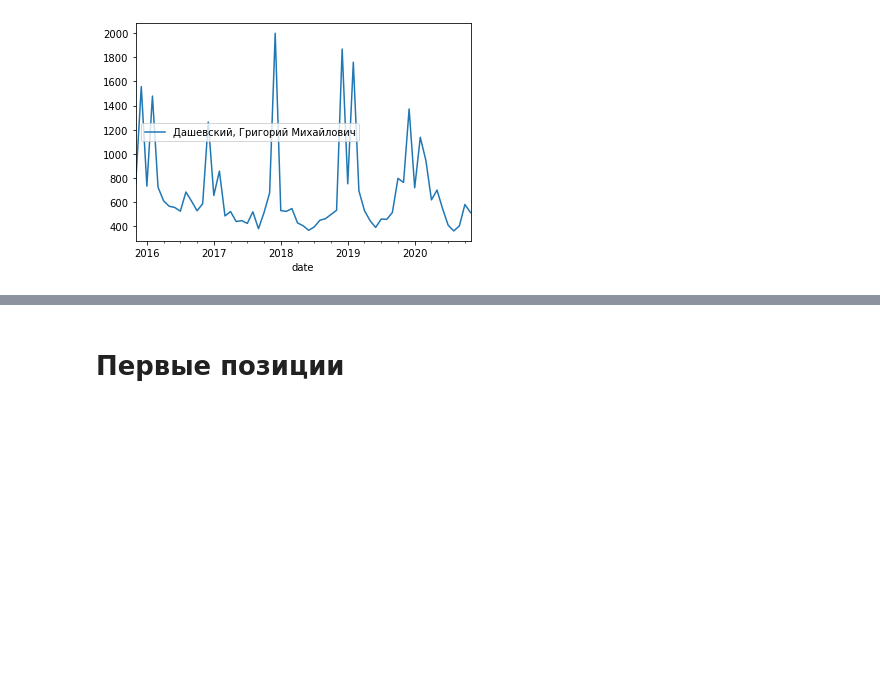
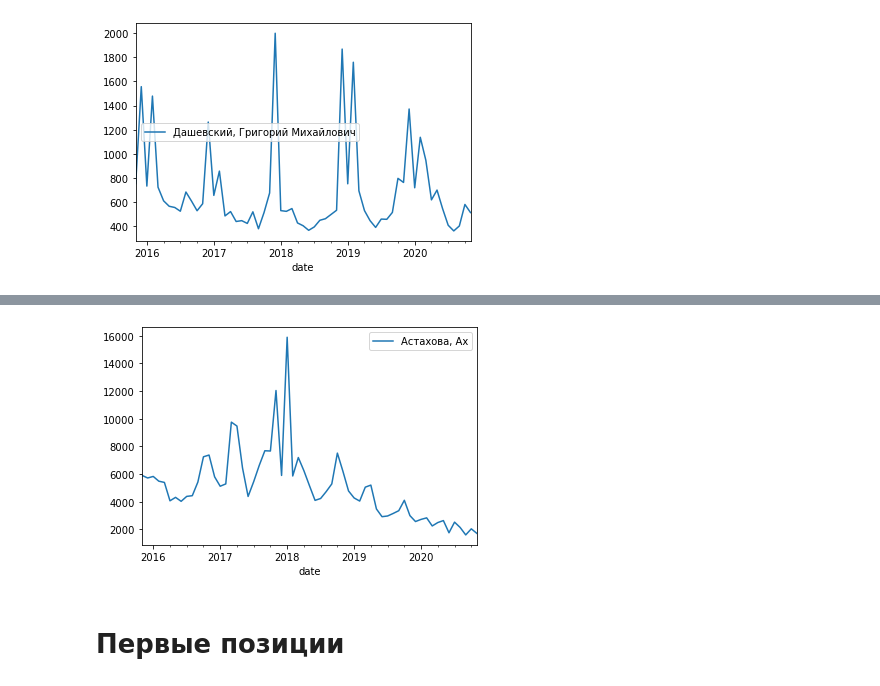
Before and after one commit to agbragin/russian-poetry-wikipedia-stats, a Jupyter notebook: 05-analysis.ipynb, the cells around one changed output, grey strips where cells are left out. Saved outputs shown, nothing was run; the diff lists cells and outputs as text; code cells hidden in the pictures; blank space fills up the shorter version.

```diff
--- a/05-analysis.ipynb
+++ b/05-analysis.ipynb
@@ -714,3 +732,7 @@ plot_visits('Дашевский, Григорий Михайлович')
+# %%
+plot_visits('Астахова, Ах')
+# %% [output]
+[figure, added]
 # %% [markdown]
 # Первые позиции
 # %%
```
Also changed, not shown: parts of 4 cells of this notebook.
